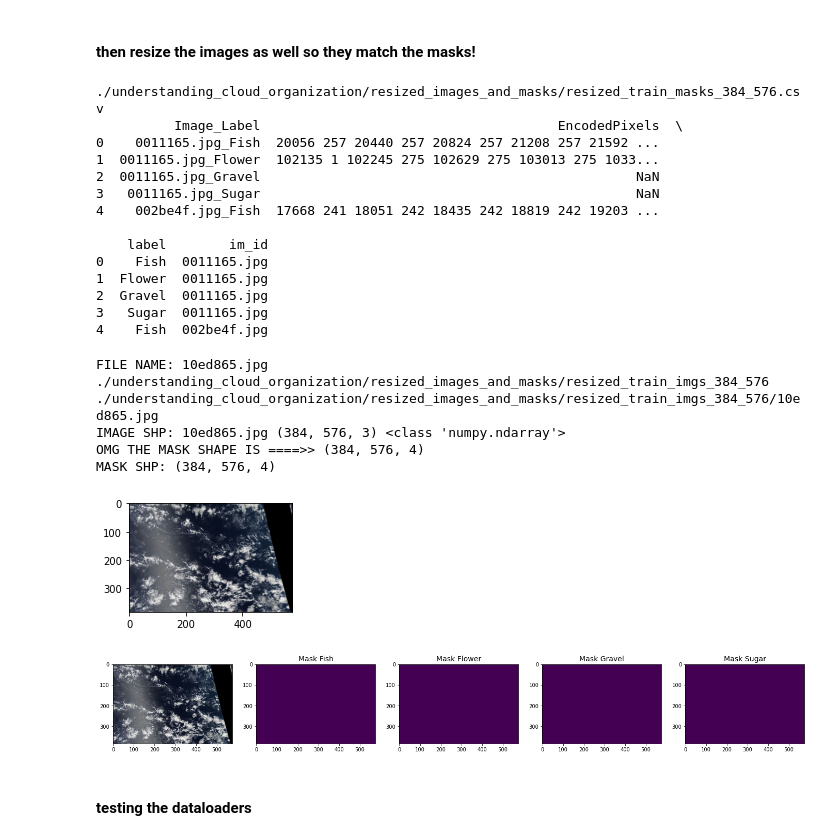
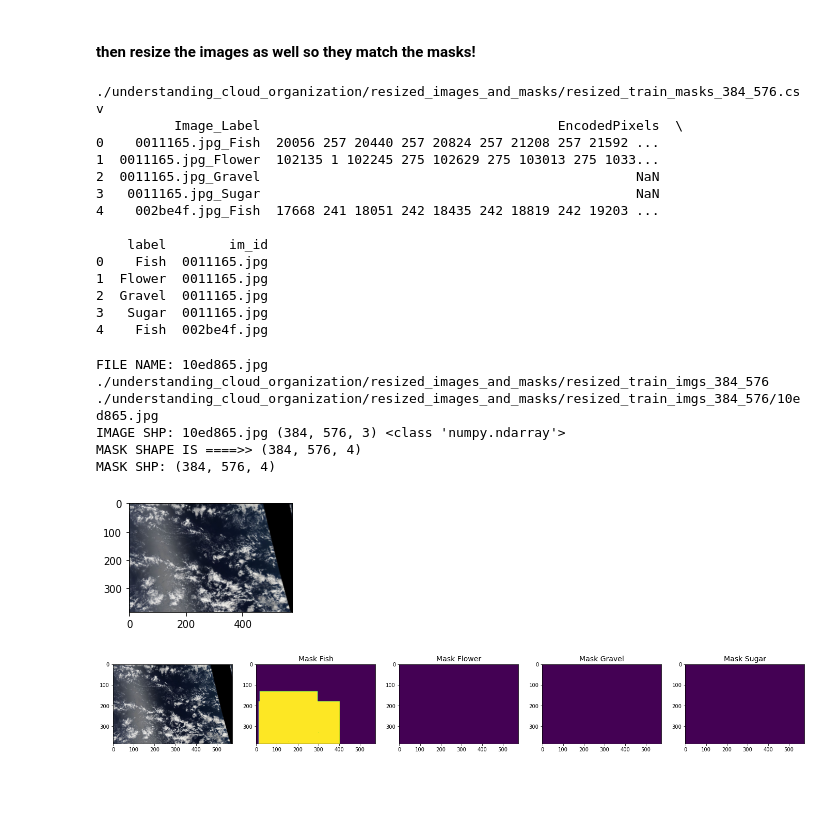
Before and after one commit to samunaai/tuunv2, a Jupyter notebook: pipelines/cloud-segmentation-pipeline/datasets/resize_without_npy.ipynb, the cells around one changed output. Saved outputs shown, nothing was run; the diff lists cells and outputs as text; code cells hidden in the pictures; blank space fills up the shorter version.

Commit message:
more debugging added to the resize_without_npy.ipynb

```diff
--- a/pipelines/cloud-segmentation-pipeline/datasets/resize_without_npy.ipynb
+++ b/pipelines/cloud-segmentation-pipeline/datasets/resize_without_npy.ipynb
@@ -46,8 +46,19 @@ def rle2mask(mask_rle, shape):
         img[lo:hi] = 1
     return img.reshape(shape).T
 
+def rle_decode(mask_rle: str = "", shape: tuple = (None, None)):
+    """Source: https://www.kaggle.com/artgor/segmentation-in-pytorch-using-convenient-tools"""
+    s = mask_rle.split()
+    starts, lengths = [np.asarray(x, dtype=int) for x in (s[0:][::2], s[1:][::2])]
+    starts -= 1
+    ends = starts + lengths
+    img = np.zeros(shape[0] * shape[1], dtype=np.uint8)
+    for lo, hi in zip(starts, ends):
+        img[lo:hi] = 1
+    return img.reshape(shape, order="F")
 
-def make_mask(df: pd.DataFrame, image_name: str='img.jpg', shape: tuple = (1400, 2100)):
+
+def make_mask(df: pd.DataFrame, image_name: str='img.jpg', shape: tuple = (None, None)):
     """Source: https://www.kaggle.com/artgor/segmentation-in-pytorch-using-convenient-tools"""
     encoded_masks = df.loc[df['im_id'] == image_name, 'EncodedPixels']
     masks = np.zeros((shape[0], shape[1], 4), dtype=np.float32)
@@ -121,7 +130,7 @@ train_images_dir = os.path.join(f"understanding_cloud_organization/train_images"
 # Double checking segmentation with visualisation
 for file in tqdm.tqdm(os.listdir(train_images_dir), postfix={"file":"none"}):
     image = get_img(os.path.join(train_images_dir, file))
-    mask = make_mask(train_df, file)
+    mask = make_mask(train_df, file, (image.shape[0],image.shape[1]))
     visualize(image, mask)
     break
 # %% [output]
@@ -210,35 +223,33 @@ print(train_df_resized.head(5))
 for file in tqdm.tqdm(os.listdir(dst_path), postfix={"file":"none"}):
     print("FILE NAME:", file, dst_path)
     print(os.path.join(dst_path, file))
 
     image = get_img(os.path.join(dst_path, file))
     print("IMAGE SHP:", file, image.shape, type(image))
     cv2_imshow(image)
-    mask = make_mask(train_df_resized, file, shape=new_size)
+    mask = make_mask(train_df_resized, file, shape=(image.shape[0],image.shape[1]))
     print("MASK SHP:", mask.shape)
     visualize(image, mask)
     break
 # %% [output]
 ./understanding_cloud_organization/resized_images_and_masks/resized_train_masks_384_576.csv
           Image_Label                                      EncodedPixels  \
 0    0011165.jpg_Fish  20056 257 20440 257 20824 257 21208 257 21592 ...
 1  0011165.jpg_Flower  102135 1 102245 275 102629 275 103013 275 1033...
 2  0011165.jpg_Gravel                                                NaN
 3   0011165.jpg_Sugar                                                NaN
 4    002be4f.jpg_Fish  17668 241 18051 242 18435 242 18819 242 19203 ...
 
     label        im_id
 0    Fish  0011165.jpg
 1  Flower  0011165.jpg
 2  Gravel  0011165.jpg
 3   Sugar  0011165.jpg
 4    Fish  002be4f.jpg
 FILE NAME: 10ed865.jpg ./understanding_cloud_organization/resized_images_and_masks/resized_train_imgs_384_576
 ./understanding_cloud_organization/resized_images_and_masks/resized_train_imgs_384_576/10ed865.jpg
 IMAGE SHP: 10ed865.jpg (384, 576, 3) <class 'numpy.ndarray'>
-OMG THE MASK SHAPE IS ====>> (384, 576, 4)
+MASK SHAPE IS ====>> (384, 576, 4)
 MASK SHP: (384, 576, 4)
 [figure]
-[figure, old version]
+[figure, new version]
-# %% [markdown]
-#### testing the dataloaders
```
Also changed, not shown: parts of 6 cells of this notebook.
